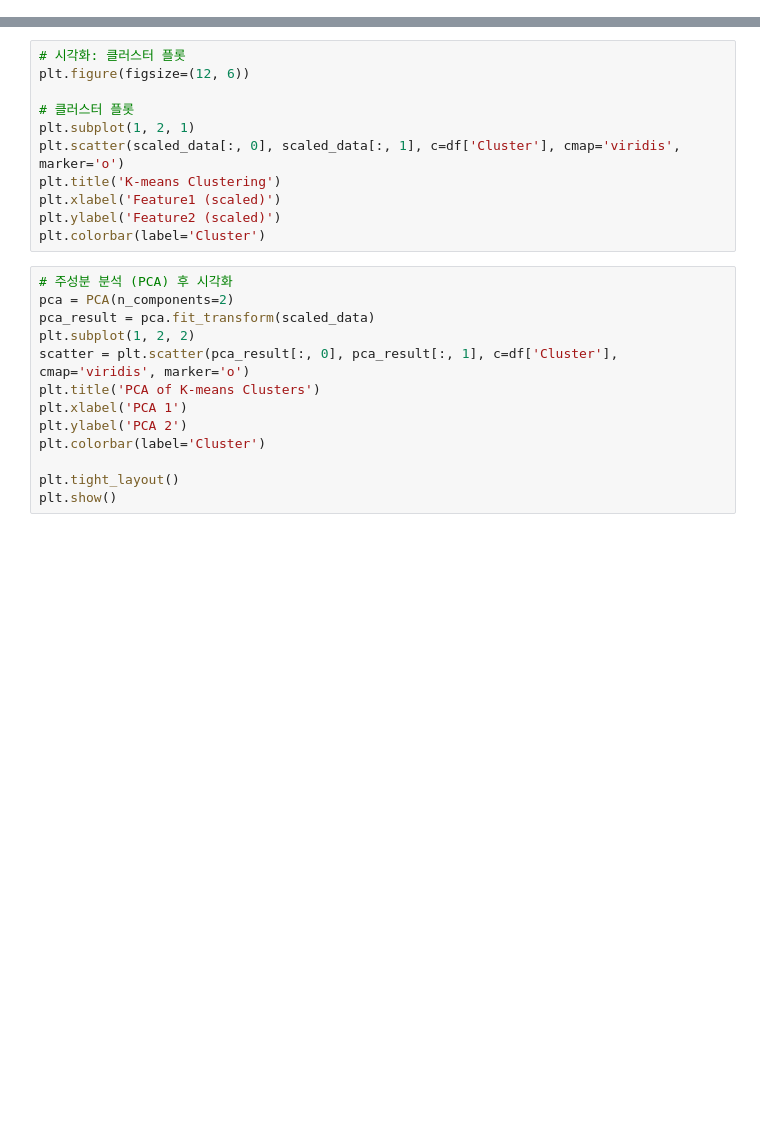
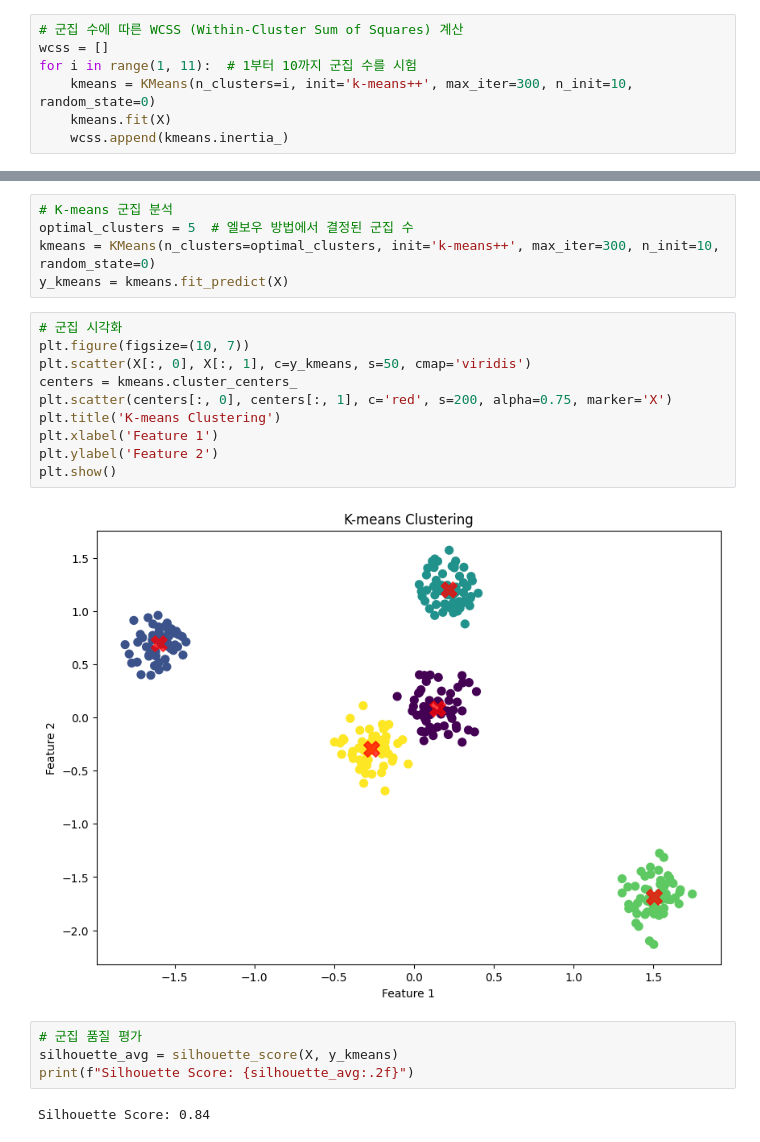
Before and after one commit to InryeolChoi/multivariate_analysis, a Jupyter notebook: Python/7. Clustering/Kmeans.ipynb, the cells around one changed output, grey strips where cells are left out. Cells and saved outputs as stored; diff of their text form; blank space fills up the shorter version.

```diff
--- a/Python/7. Clustering/Kmeans.ipynb
+++ b/Python/7. Clustering/Kmeans.ipynb
@@ -30,0 +36,7 @@ print(df)
+# %%
+# 군집 수에 따른 WCSS (Within-Cluster Sum of Squares) 계산
+wcss = []
+for i in range(1, 11):  # 1부터 10까지 군집 수를 시험
+    kmeans = KMeans(n_clusters=i, init='k-means++', max_iter=300, n_init=10, random_state=0)
+    kmeans.fit(X)
+    wcss.append(kmeans.inertia_)
@@ -31,24 +53,23 @@ print(df)
+# %%
+# K-means 군집 분석
+optimal_clusters = 5  # 엘보우 방법에서 결정된 군집 수
+kmeans = KMeans(n_clusters=optimal_clusters, init='k-means++', max_iter=300, n_init=10, random_state=0)
+y_kmeans = kmeans.fit_predict(X)
 # %%
-# 시각화: 클러스터 플롯
-plt.figure(figsize=(12, 6))
-
-# 클러스터 플롯
-plt.subplot(1, 2, 1)
-plt.scatter(scaled_data[:, 0], scaled_data[:, 1], c=df['Cluster'], cmap='viridis', marker='o')
+# 군집 시각화
+plt.figure(figsize=(10, 7))
+plt.scatter(X[:, 0], X[:, 1], c=y_kmeans, s=50, cmap='viridis')
+centers = kmeans.cluster_centers_
+plt.scatter(centers[:, 0], centers[:, 1], c='red', s=200, alpha=0.75, marker='X')
 plt.title('K-means Clustering')
-plt.xlabel('Feature1 (scaled)')
-plt.ylabel('Feature2 (scaled)')
-plt.colorbar(label='Cluster')
+plt.xlabel('Feature 1')
+plt.ylabel('Feature 2')
+plt.show()
+# %% [output]
+[figure, added]
-# %%
-# 주성분 분석 (PCA) 후 시각화
-pca = PCA(n_components=2)
-pca_result = pca.fit_transform(scaled_data)
-plt.subplot(1, 2, 2)
-scatter = plt.scatter(pca_result[:, 0], pca_result[:, 1], c=df['Cluster'], cmap='viridis', marker='o')
-plt.title('PCA of K-means Clusters')
-plt.xlabel('PCA 1')
-plt.ylabel('PCA 2')
-plt.colorbar(label='Cluster')
-
-plt.tight_layout()
-plt.show()
+# %%
+# 군집 품질 평가
+silhouette_avg = silhouette_score(X, y_kmeans)
+print(f"Silhouette Score: {silhouette_avg:.2f}")
+# %% [output]
+Silhouette Score: 0.84
```
Also changed, not shown: parts of 11 cells of this notebook, 4 other files.
